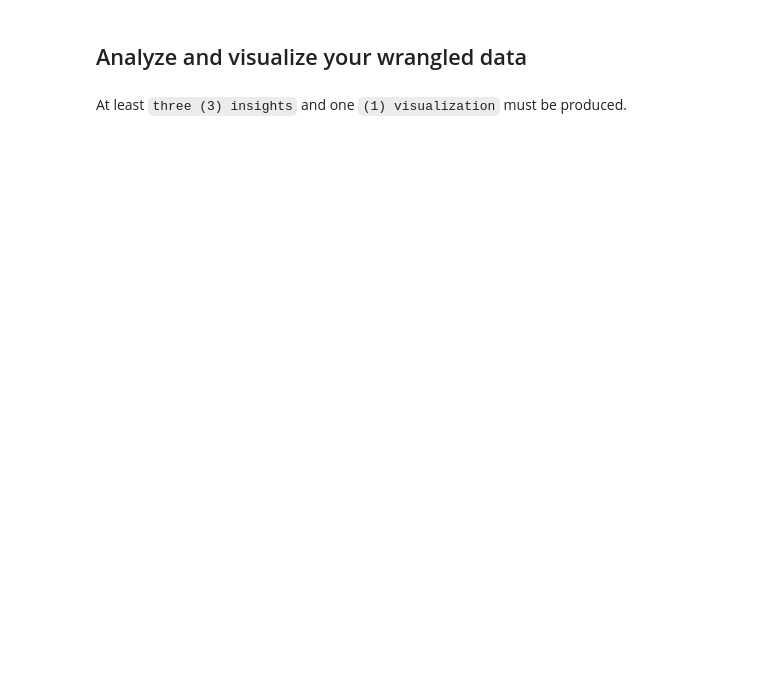
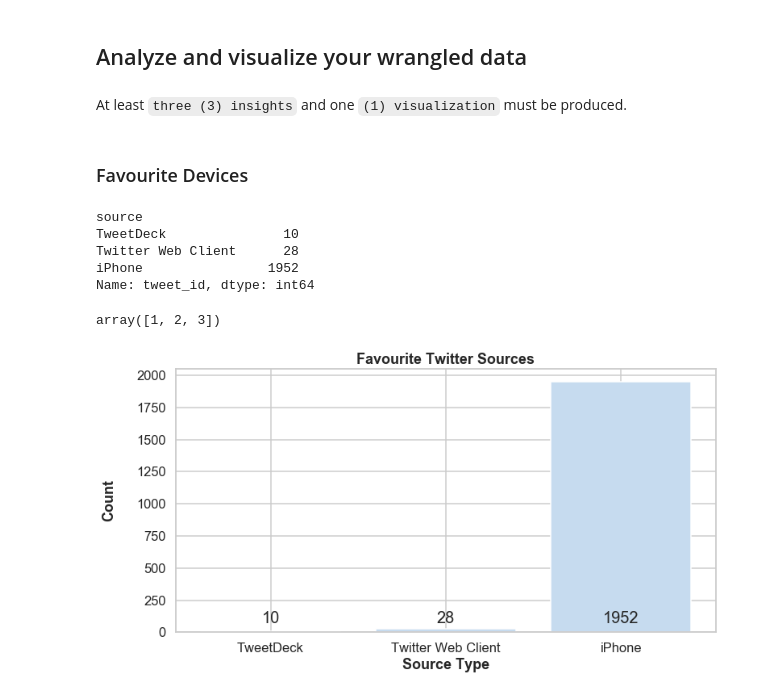
Before and after one commit to moosial/WrangleAndAnalyzeData, a Jupyter notebook: wrangle_act.ipynb, the cells around one changed output. Saved outputs shown, nothing was run; the diff lists cells and outputs as text; code cells hidden in the pictures; blank space fills up the shorter version.

```diff
--- a/wrangle_act.ipynb
+++ b/wrangle_act.ipynb
@@ -86,0 +1364,45 @@ At least `three (3) insights` and one `(1) visualization` must be produced.
+# %% [markdown]
+### Favourite Devices
+# %%
+fav_devices = df.groupby('source')['tweet_id'].count()
+fav_devices
+# %% [output]
+source
+TweetDeck               10
+Twitter Web Client      28
+iPhone                1952
+Name: tweet_id, dtype: int64
+# %%
+bars = np.arange(1,len(fav_devices)+1)
+bars
+# %% [output]
+array([1, 2, 3])
+# %%
+def autolabel(rects, ax):
+    """
+    Attach a text label above each bar displaying its height
+    """
+    xlbl_pos=1.05
+    xlbl_round = 2
+    for rect in rects:
+        height = rect.get_height()
+
+        ax.text(rect.get_x() + rect.get_width()/2., (100) * xlbl_pos,
+                  round(height , xlbl_round),
+                  ha='center', va='center', fontsize=20)
+# %%
+sns.set()
+sns.set_style('whitegrid')
+#sns.axes_style('whitegrid');
+sns.set_palette('Blues', 3)
+# %%
+sns.set_context("talk")
+fig, ax = plt.subplots(figsize=(12, 6))
+axis = plt.bar(bars, fav_devices, tick_label=fav_devices.keys())
+plt.title('Favourite Twitter Sources', fontsize=18, weight='bold')
+plt.xlabel('Source Type', weight='bold')
+plt.ylabel('Count\n', weight='bold');
+autolabel(axis, ax)
+#plt.savefig('favorite-sources.png')
+# %% [output]
+[figure, added]
```
Also changed, not shown: parts of 177 cells of this notebook, 5 other files.
